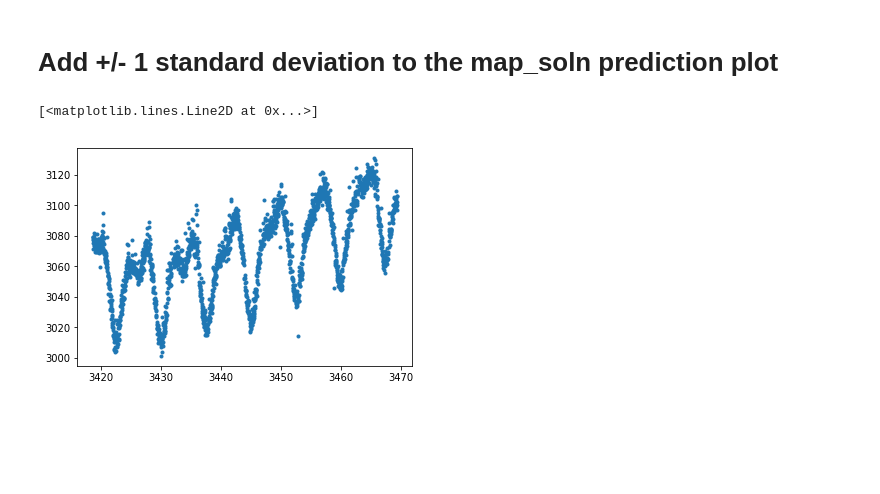
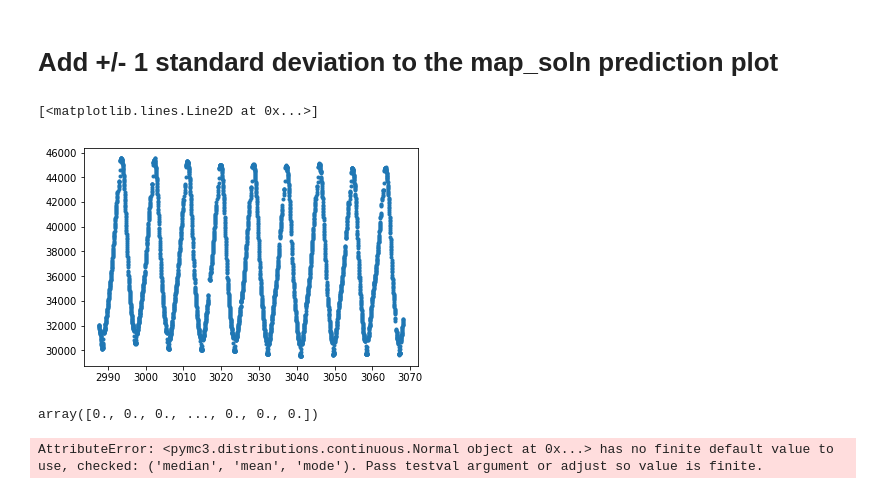
Before and after one commit to tagordon/k2rot, a Jupyter notebook: round/scratch.ipynb, the cells around one changed output. Saved outputs shown, nothing was run; the diff lists cells and outputs as text; code cells hidden in the pictures; blank space fills up the shorter version.

```diff
--- a/round/scratch.ipynb
+++ b/round/scratch.ipynb
@@ -5,8 +5,8 @@ import round.lc as lc
 import matplotlib.pyplot as plt
 %matplotlib inline
 # %%
-light_curve = lc.LightCurve.everest("https://archive.stsci.edu/hlsps/everest/v2/c18/211900000/72086/hlsp_everest_k2_llc_211972086-c18_kepler_v2.0_lc.fits")
+light_curve = lc.LightCurve.everest("https://archive.stsci.edu/hlsps/everest/v2/c13/247700000/61523/hlsp_everest_k2_llc_247761523-c13_kepler_v2.0_lc.fits")
 plt.plot(light_curve.t, light_curve.raw_flux, '.')
 # %% [output]
 [<matplotlib.lines.Line2D at 0x...>]
-[figure, old version]
+[figure, new version]
@@ -13,5 +15,11 @@ plt.plot(light_curve.t, light_curve.raw_flux, '.')
+# %%
+light_curve.yerr
+# %% [output]
+array([0., 0., 0., ..., 0., 0., 0.])
 # %%
 %time light_curve.compute(mcmc=True, mcmc_draws=500, tune=500, target_accept=0.9, prior_sig=3.0, with_SHOTerm=False, cores=2, maxper=20)
+# %% [output]
+AttributeError: <pymc3.distributions.continuous.Normal object at 0x...> has no finite default value to use, checked: ('median', 'mean', 'mode'). Pass testval argument or adjust so value is finite.
 # %%
 import matplotlib.gridspec as gridspec
 fig = plt.figure(figsize=(20, 10))
```
Also changed, not shown: parts of 1 cell of this notebook, 2 other files.
